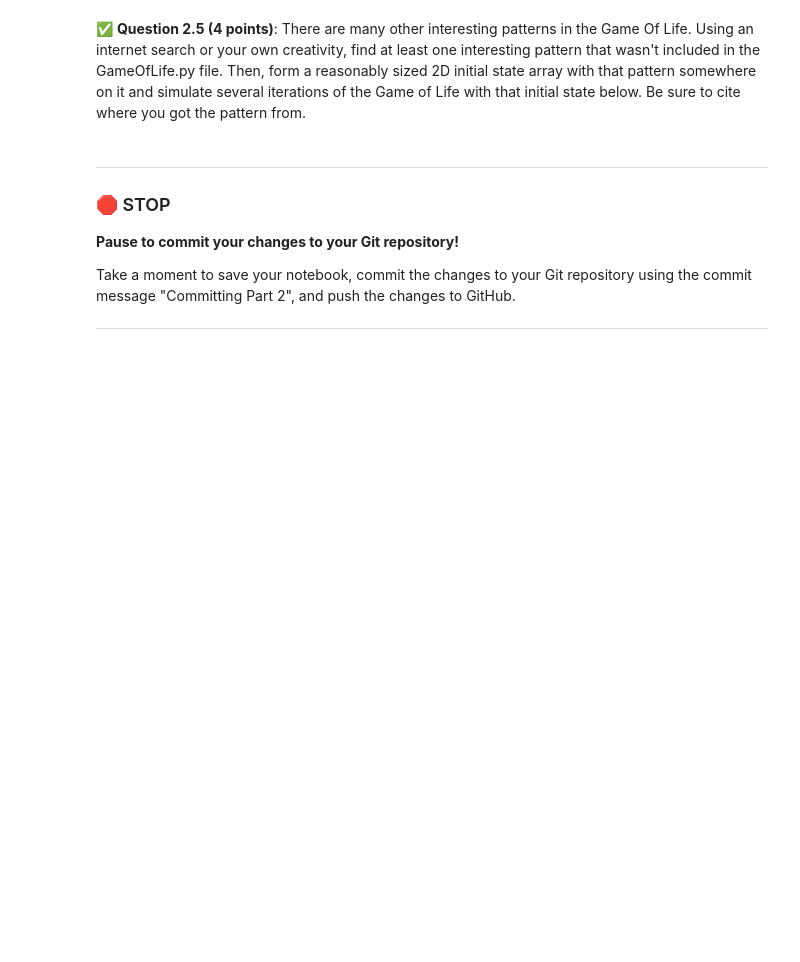
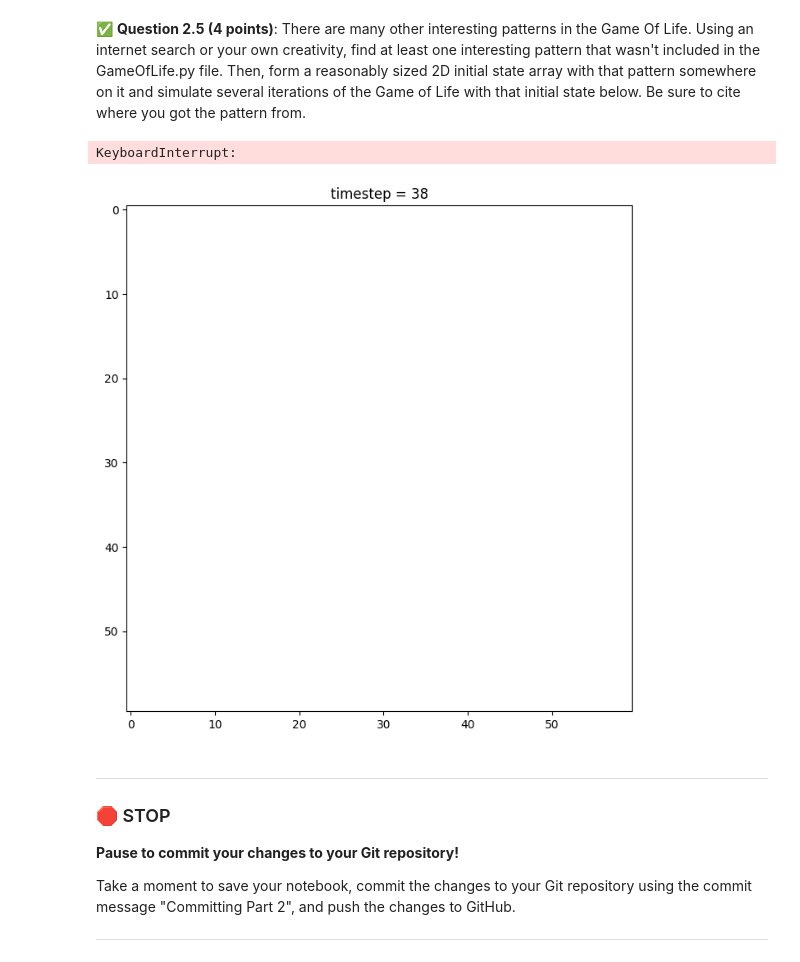
Before and after one commit to brytran/CMSE202-f23-turnin, a Jupyter notebook: hw-02/HW-02_ABMandGraphTheory-STUDENT.ipynb, the cells around one changed output. Saved outputs shown, nothing was run; the diff lists cells and outputs as text; code cells hidden in the pictures; blank space fills up the shorter version.

```diff
--- a/hw-02/HW-02_ABMandGraphTheory-STUDENT.ipynb
+++ b/hw-02/HW-02_ABMandGraphTheory-STUDENT.ipynb
@@ -280,3 +321,27 @@ Some tips:
+# %%
+# Put your code for Question 2.5 here
+def custom(grid, row, col, dir):
+    grid = add_blinker(grid,row+15,col+15,dir)
+    grid = add_generator(grid,row,col,dir)
+    return grid
+# Put your code for Question 2.4 here
+initial_state = np.zeros((60,60))
+#change the function called to switch between
+initial_state = custom(initial_state,10,10,'S')
+# create a GameOfLife object using the initial_state formed above
+game = GameOfLife(initial_state)
+# figure for animation
+fig, ax = plt.subplots(figsize=(8,8)) # change figsize if needed
+
+# draw the initial state
+
+# loop over 100 iterations
+for i in range(200):
+    game.update()
+    game.draw(fig)
+# %% [output]
+KeyboardInterrupt:
+[figure, added]
 # %% [markdown]
 ---
 ### &#128721; STOP
```
Also changed, not shown: parts of 12 cells of this notebook, 1 other file.
